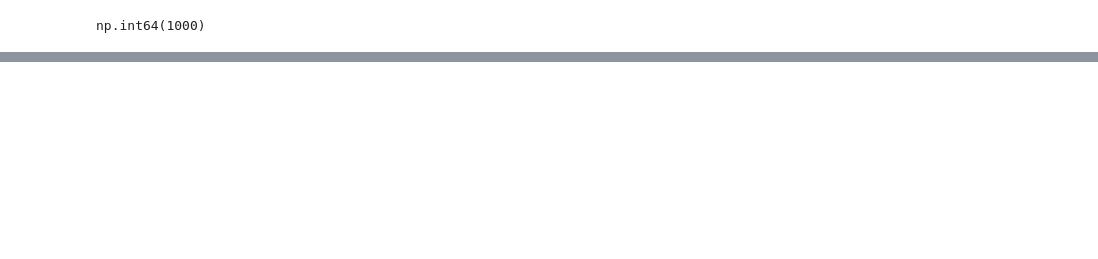
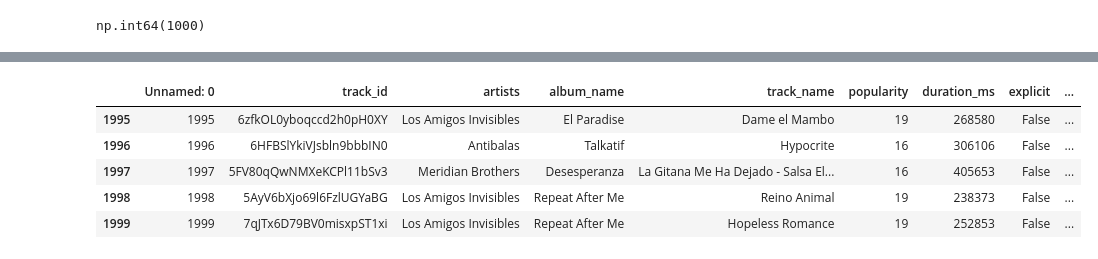
Before and after one commit to Tdaniels4real/music-popularity-capstone, a Jupyter notebook: music_popularity_capstone.ipynb, the cells around one changed output, grey strips where cells are left out. Saved outputs shown, nothing was run; the diff lists cells and outputs as text; code cells hidden in the pictures; blank space fills up the shorter version.

```diff
--- a/music_popularity_capstone.ipynb
+++ b/music_popularity_capstone.ipynb
@@ -139,0 +179,10 @@ np.int64(1000)
+# %%
+#shows the last five rows with afrobeat
+afrobeat_df.tail()
+# %% [output]
+|  | Unnamed: 0 | track_id | artists | album_name | track_name | popularity | duration_ms | explicit | ... |
+| 1995 | 1995 | 6zfkOL0yboqccd2h0pH0XY | Los Amigos Invisibles | El Paradise | Dame el Mambo | 19 | 268580 | False | ... |
+| 1996 | 1996 | 6HFBSlYkiVJsbln9bbbIN0 | Antibalas | Talkatif | Hypocrite | 16 | 306106 | False | ... |
+| 1997 | 1997 | 5FV80qQwNMXeKCPl11bSv3 | Meridian Brothers | Desesperanza | La Gitana Me Ha Dejado - Salsa El... | 16 | 405653 | False | ... |
+| 1998 | 1998 | 5AyV6bXjo69l6FzlUGYaBG | Los Amigos Invisibles | Repeat After Me | Reino Animal | 19 | 238373 | False | ... |
+| 1999 | 1999 | 7qJTx6D79BV0misxpST1xi | Los Amigos Invisibles | Repeat After Me | Hopeless Romance | 19 | 252853 | False | ... |
```
Also changed, not shown: parts of 9 cells of this notebook.
